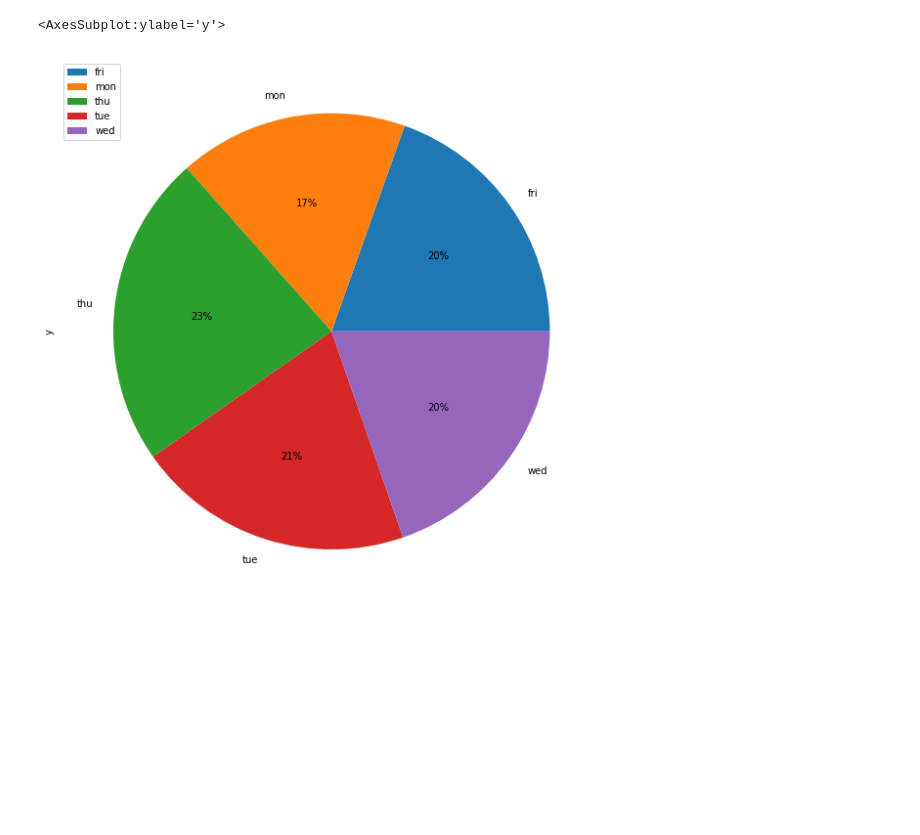
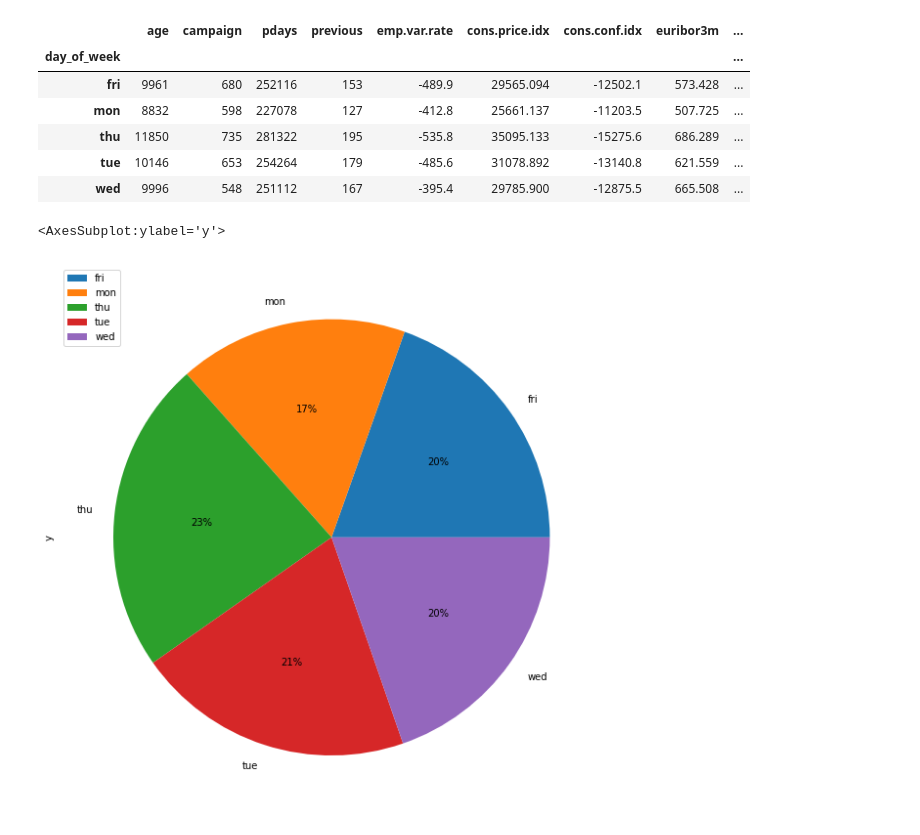
Before and after one commit to juliobras/Machine-Learning-Projects, a Jupyter notebook: bank_project.ipynb, the cells around one changed output. Drawn from its saved outputs; the diff is of its cells as text; code cells hidden in the pictures; blank space fills up the shorter version.

```diff
--- a/bank_project.ipynb
+++ b/bank_project.ipynb
@@ -71,3 +97,15 @@ single1 = single.groupby("day_of_week").sum()
+# %%
+#this is grouping all the asnweres based on the day of the week and summing them.
+single1 = single.groupby("day_of_week").sum()
+single1
+# %% [output]
+|  | age | campaign | pdays | previous | emp.var.rate | cons.price.idx | cons.conf.idx | euribor3m | ... |
+| day_of_week |  |  |  |  |  |  |  |  | ... |
+| fri | 9961 | 680 | 252116 | 153 | -489.9 | 29565.094 | -12502.1 | 573.428 | ... |
+| mon | 8832 | 598 | 227078 | 127 | -412.8 | 25661.137 | -11203.5 | 507.725 | ... |
+| thu | 11850 | 735 | 281322 | 195 | -535.8 | 35095.133 | -15275.6 | 686.289 | ... |
+| tue | 10146 | 653 | 254264 | 179 | -485.6 | 31078.892 | -13140.8 | 621.559 | ... |
+| wed | 9996 | 548 | 251112 | 167 | -395.4 | 29785.900 | -12875.5 | 665.508 | ... |
 # %%
 explode = (0.05, 0.05, 0.05)
 single1.plot(kind='pie', y='y',
```
Also changed, not shown: parts of 13 cells of this notebook.
